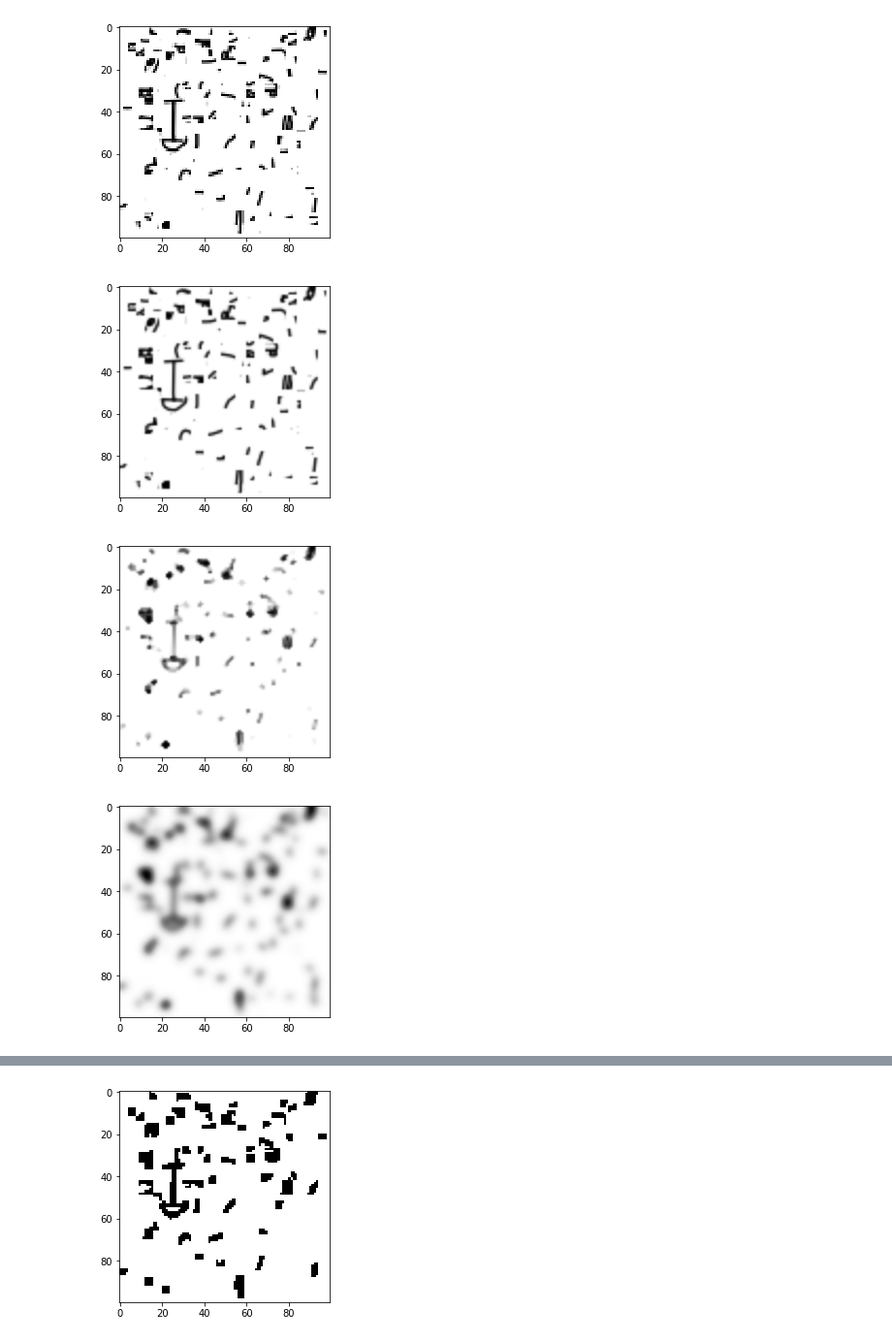
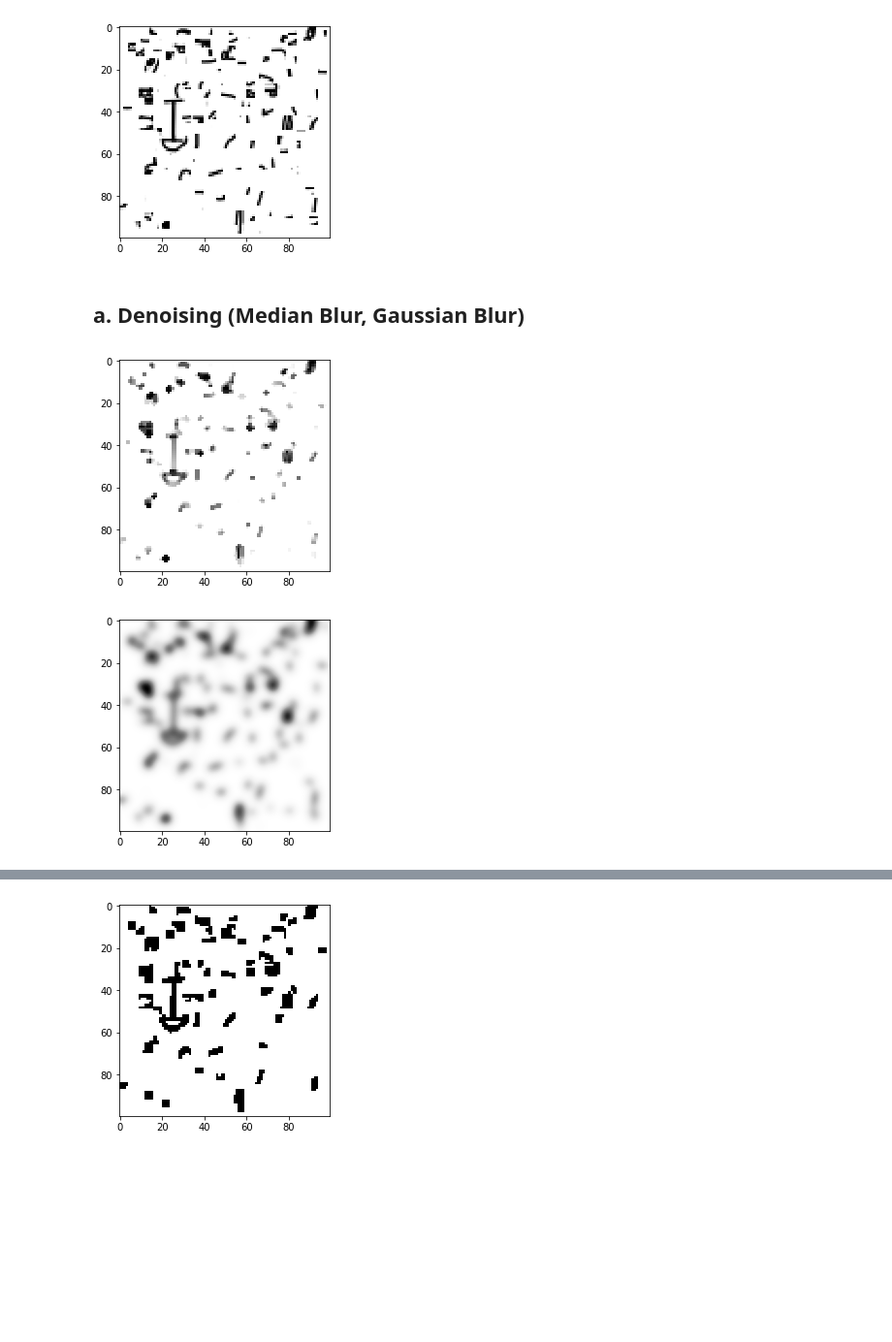
Before and after one commit to kellyfinnerty/COMP551-Kaggle-Competition, a Jupyter notebook: Kaggle-Code.ipynb, the cells around one changed output, grey strips where cells are left out. Shown: that part at 97% size. Saved outputs shown, nothing was run; the diff lists cells and outputs as text; code cells hidden in the pictures; blank space fills up the shorter version.

```diff
--- a/Kaggle-Code.ipynb
+++ b/Kaggle-Code.ipynb
@@ -42,21 +39,20 @@ plt.imshow(t, cmap='Greys')
 plt.show()
 # %% [output]
 [figure]
-# %%
-plt.imshow(t, cmap='Greys', interpolation='gaussian')
-plt.show()
-# %% [output]
-[figure, removed]
+# %% [markdown]
+## a. Denoising (Median Blur, Gaussian Blur)
 # %%
 med_denoised = ndimage.median_filter(t, 3)
 gauss_denoised = ndimage.gaussian_filter(t, 2)
+# %%
+# Median Blur Denoising
+plt.imshow(med_denoised, cmap='Greys')
+plt.show()
+# %% [output]
+[figure, added]
 # %%
-plt.imshow(med_denoised, cmap='Greys', interpolation='gaussian')
+# Gaussian Blur Denoising
+plt.imshow(gauss_denoised, cmap='Greys', interpolation='gaussian')
 plt.show()
 # %% [output]
-[figure, old version]
+[figure, new version]
-# %%
-plt.imshow(gauss_denoised, cmap='Greys', interpolation='gaussian')
-plt.show()
-# %% [output]
-[figure, removed]
```
Also changed, not shown: parts of 19 cells of this notebook.
